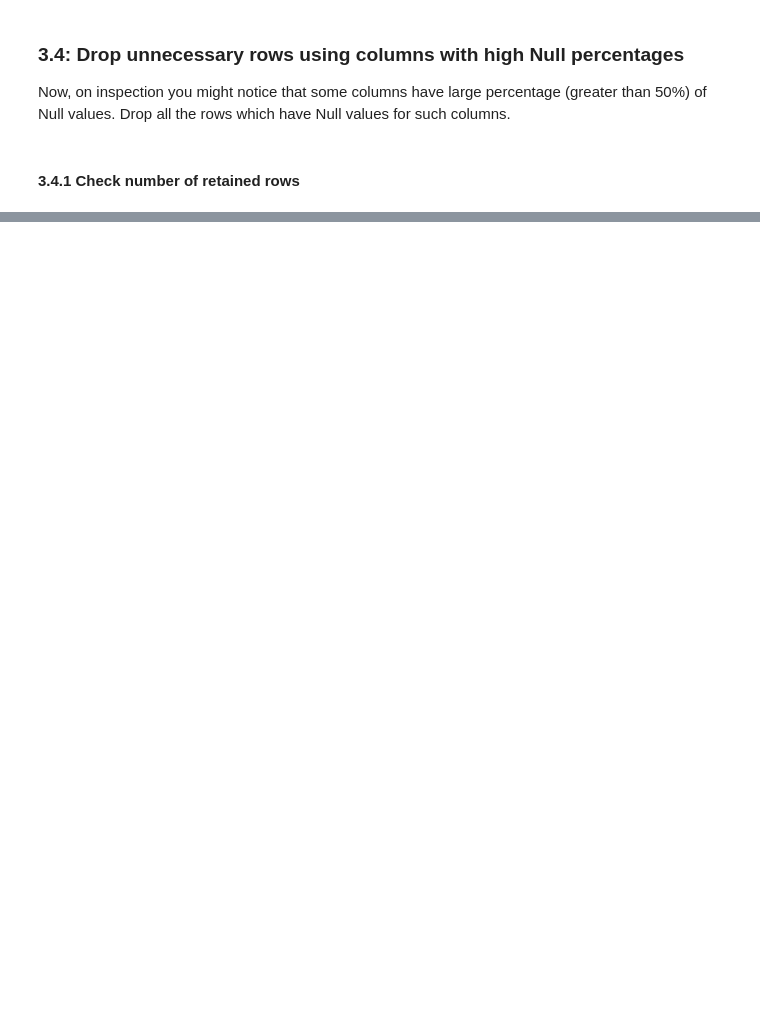
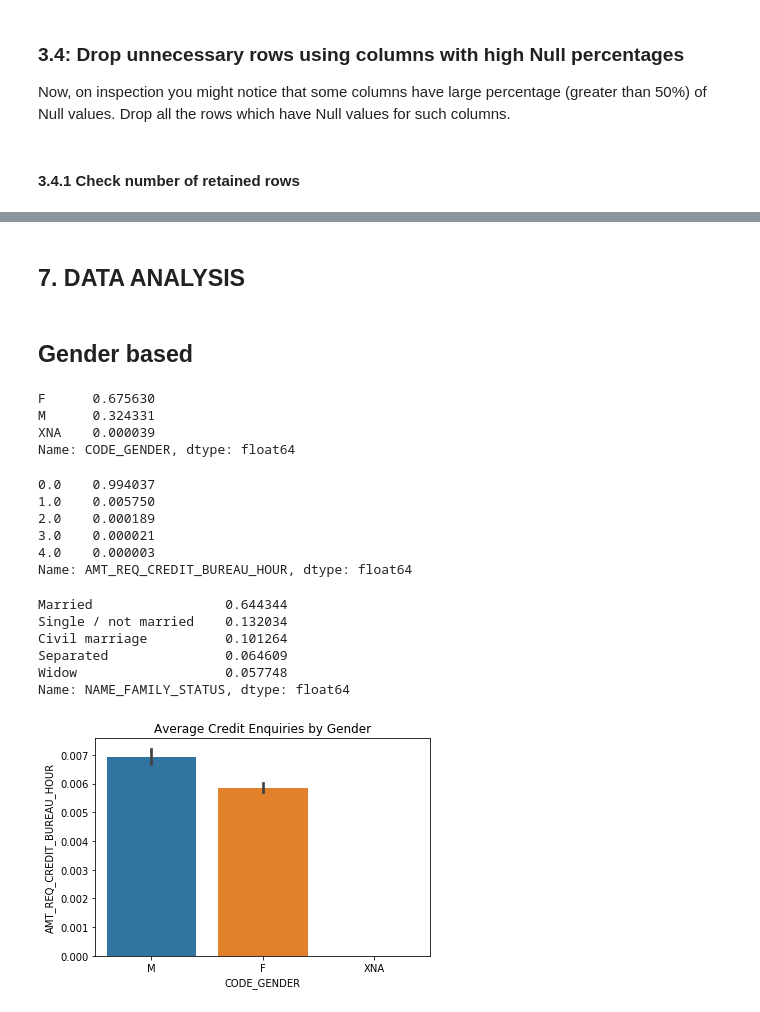
Before and after one commit to padma-it/DataScienceCaseStudies, a Jupyter notebook: Credit EDA/Credit_EDA_Case_Study_Padma.ipynb, the cells around one changed output, grey strips where cells are left out. Saved outputs shown, nothing was run; the diff lists cells and outputs as text; code cells hidden in the pictures; blank space fills up the shorter version.

```diff
--- a/Credit EDA/Credit_EDA_Case_Study_Padma.ipynb
+++ b/Credit EDA/Credit_EDA_Case_Study_Padma.ipynb
@@ -253,0 +222,4 @@ Percentage of rows retained:  100.0
+# %%
+drop_column_names = ['WEEKDAY_APPR_PROCESS_START','HOUR_APPR_PROCESS_START']
+previousDF.drop(columns=drop_column_names, axis=1, inplace=True)
+previousDF.head()
@@ -253,0 +235,3 @@ Percentage of rows retained:  100.0
+# %%
+loan_process_df = pd.merge(applicationDF, previousDF, on='SK_ID_CURR')
+loan_process_df.head(1)
@@ -253,0 +263,6 @@ Percentage of rows retained:  100.0
+# %%
+# drop unnecessary columns
+
+drop_column_names = ['SK_ID_CURR','SK_ID_PREV']
+loan_process_df.drop(columns=drop_column_names, axis=1, inplace=True)
+loan_process_df.head(1)
@@ -253,0 +281,36 @@ Percentage of rows retained:  100.0
+# %% [markdown]
+## 7. DATA ANALYSIS
+# %% [markdown]
+## Gender based
+# %%
+loan_process_df['CODE_GENDER'].value_counts(normalize=True)
+# TODO : Data cleanup on CODE_GENDER for XNA
+# %% [output]
+F      0.675630
+M      0.324331
+XNA    0.000039
+Name: CODE_GENDER, dtype: float64
+# %%
+loan_process_df['AMT_REQ_CREDIT_BUREAU_HOUR'].value_counts(normalize=True)
+# %% [output]
+0.0    0.994037
+1.0    0.005750
+2.0    0.000189
+3.0    0.000021
+4.0    0.000003
+Name: AMT_REQ_CREDIT_BUREAU_HOUR, dtype: float64
+# %%
+loan_process_df['NAME_FAMILY_STATUS'].value_counts(normalize=True)
+# %% [output]
+Married                 0.644344
+Single / not married    0.132034
+Civil marriage          0.101264
+Separated               0.064609
+Widow                   0.057748
+Name: NAME_FAMILY_STATUS, dtype: float64
+# %%
+sns.barplot(x='CODE_GENDER', y='AMT_REQ_CREDIT_BUREAU_HOUR', data=loan_process_df)
+plt.title("Average Credit Enquiries by Gender")
+plt.show()
+# %% [output]
+[figure, added]
```
Also changed, not shown: parts of 40 cells of this notebook, 4 other files.
